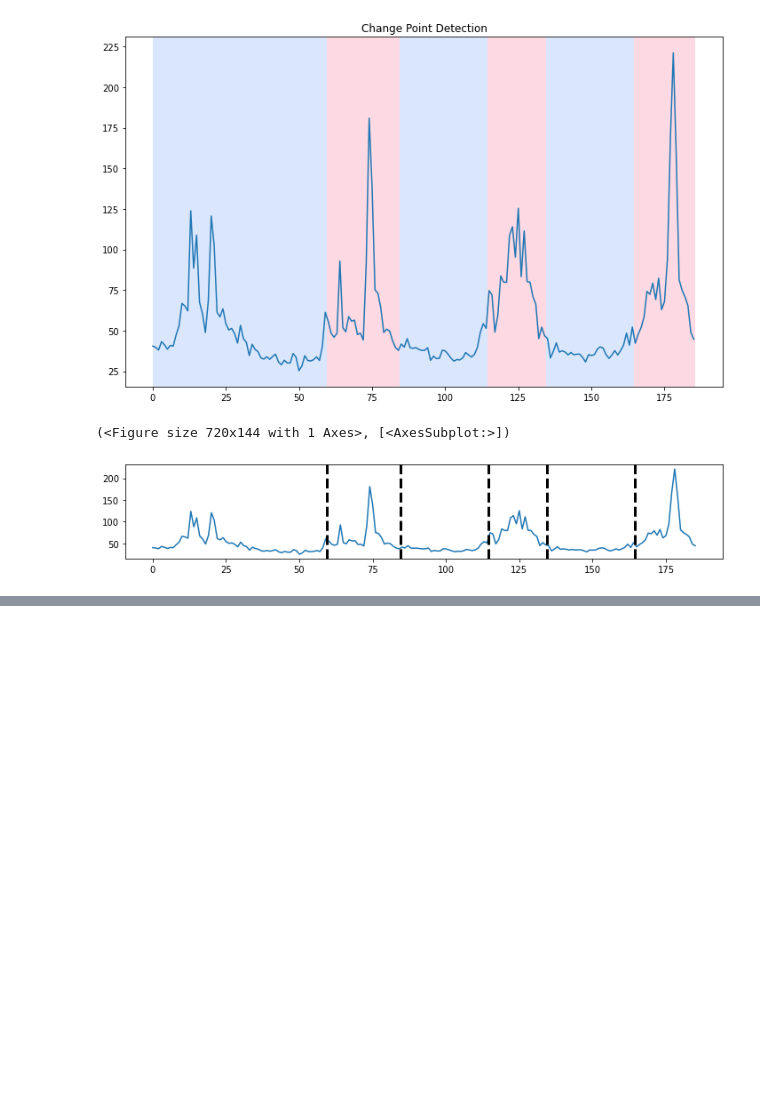
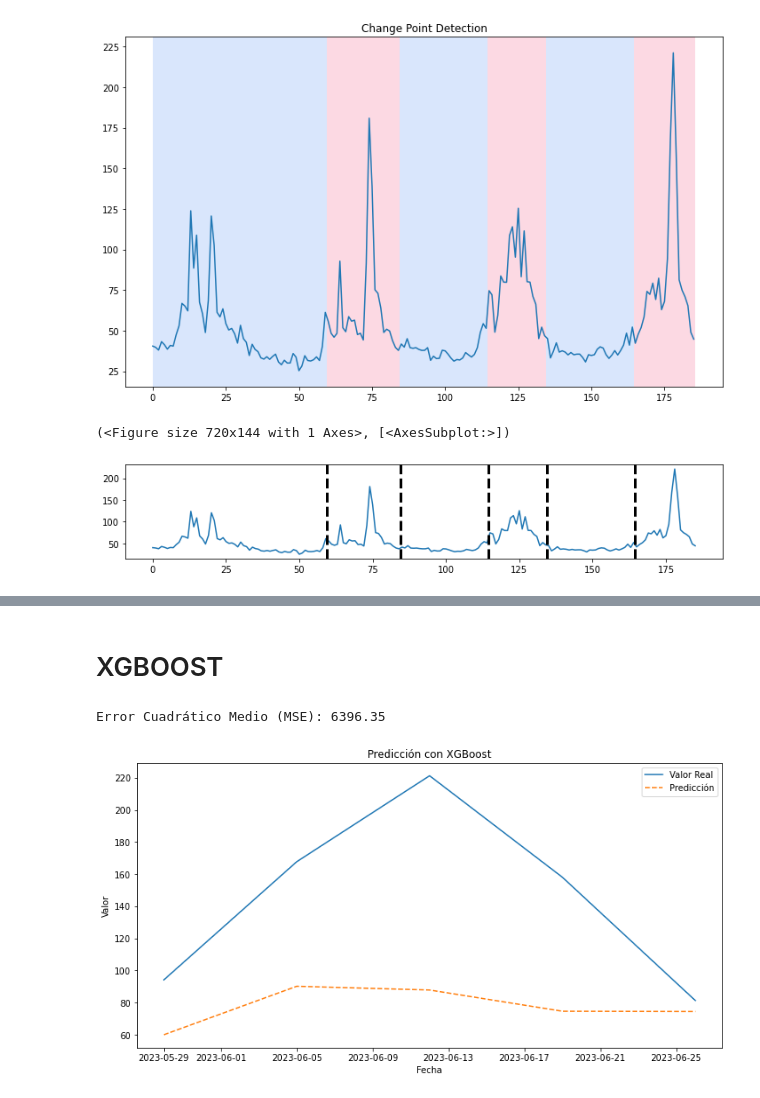
Before and after one commit to tlunal/Adaptative_Ensemble_methods_for_time_series_forecast, a Jupyter notebook: 01_ts_eda.ipynb, the cells around one changed output, grey strips where cells are left out. Drawn from its saved outputs; the diff is of its cells as text; code cells hidden in the pictures; blank space fills up the shorter version.

```diff
--- a/01_ts_eda.ipynb
+++ b/01_ts_eda.ipynb
@@ -729,0 +839,2 @@ rpt.display(points, [], result)
+# %% [markdown]
+# XGBOOST
@@ -729,0 +843,65 @@ rpt.display(points, [], result)
+# %%
+# Asegúrate de tener la columna 'fecha' como índice y ordena los datos por fecha si es necesario
+
+data_xg = df_study.copy()
+
+data_xg['fecha'] = pd.to_datetime(data_xg['date'])
+data_xg = data_xg.set_index('fecha').sort_index()
+
+
+# Preparar características (lag features) y variable objetivo para el modelo
+lags = 5  # Número de retrasos pasados a considerar como características
+for i in range(1, lags + 1):
+    data_xg[f'lag_{i}'] = data_xg['sales_city1'].shift(i)
+
+    data_xg.dropna(inplace=True)  # Eliminar filas con valores NaN generados por los retrasos
+
+data_xg.dropna(inplace=True)  # Eliminar filas con valores NaN generados por los retrasos
+
+data_xg['fecha'] = data_xg.index
+data_xg['quarter'] = data_xg['fecha'].dt.quarter
+data_xg['month'] = data_xg['fecha'].dt.month
+data_xg['year'] = data_xg['fecha'].dt.year
+data_xg['dayofyear'] = data_xg['fecha'].dt.dayofyear
+data_xg['dayofmonth'] = data_xg['fecha'].dt.day
+data_xg['weekofyear'] = data_xg['fecha'].dt.weekofyear
+
+ts_data_xg_train = data_xg[:'2023-05-22']
+ts_data_xg_test = data_xg['2023-05-27':'2023-06-26']
+
+
+
+ts_data_xg_test.iloc[1, 17] = nan
+ts_data_xg_test.iloc[2, 17:19] = nan
+ts_data_xg_test.iloc[3, 17:20] = nan
+ts_data_xg_test.iloc[4, 17:21] = nan
+
+# Dividir datos en características (X) y variable objetivo (y)
+X_train, y_train = ts_data_xg_train[['lag_1', 'lag_2', 'lag_3', 'lag_4', 'lag_5','quarter','month','year',
+       'dayofyear','dayofmonth','weekofyear']], ts_data_xg_train['sales_city1']
+X_test, y_test = ts_data_xg_test[['lag_1', 'lag_2', 'lag_3', 'lag_4', 'lag_5','quarter','month','year',
+       'dayofyear','dayofmonth','weekofyear']], ts_data_xg_test['sales_city1']
+
+# Inicializar y entrenar el modelo XGBoost
+model = xgb.XGBRegressor(n_estimators=300, random_state=42)
+model.fit(X_train, y_train)
+
+# Realizar predicciones en el conjunto de prueba
+y_pred_xg = model.predict(X_test)
+
+# Calcular el error en el conjunto de prueba
+mse = mean_squared_error(y_test, y_pred_xg)
+print(f'Error Cuadrático Medio (MSE): {mse:.2f}')
+
+# Visualizar las predicciones vs valores reales
+plt.figure(figsize=(12, 6))
+plt.plot(ts_data_xg_test.index, y_test, label='Valor Real')
+plt.plot(ts_data_xg_test.index, y_pred_xg, label='Predicción', linestyle='dashed')
+plt.title('Predicción con XGBoost')
+plt.xlabel('Fecha')
+plt.ylabel('Valor')
+plt.legend()
+plt.show()
+# %% [output]
+Error Cuadrático Medio (MSE): 6396.35
+[figure, added]
```
Also changed, not shown: parts of 24 cells of this notebook.
